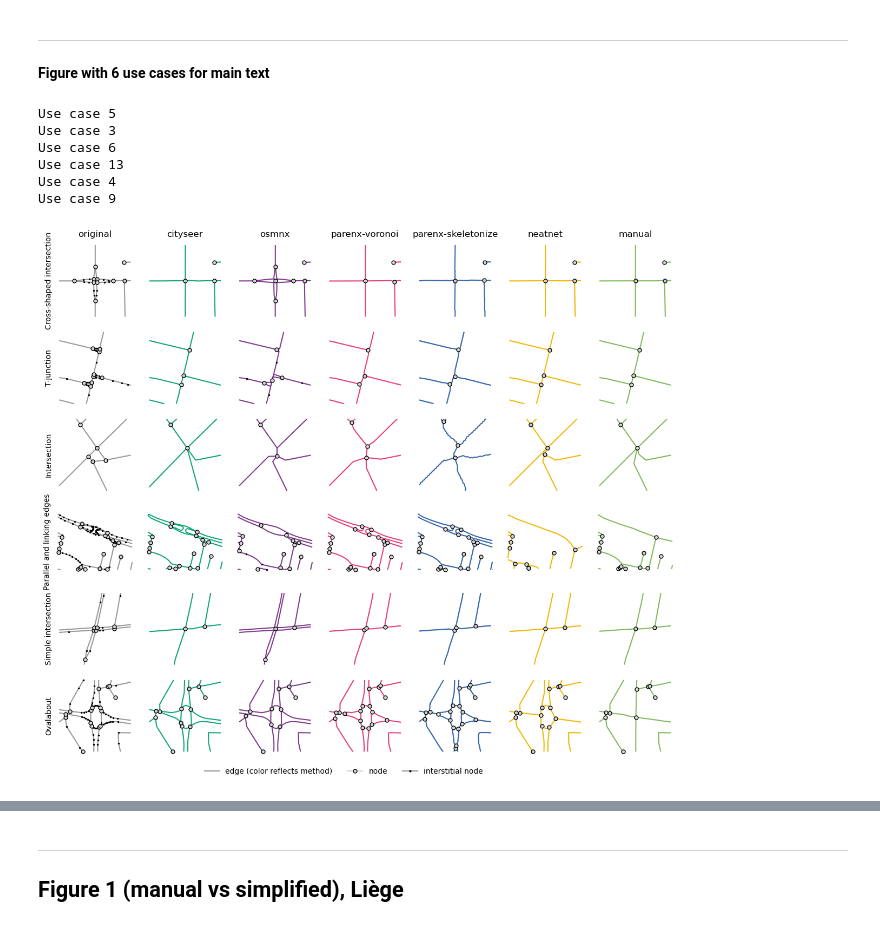
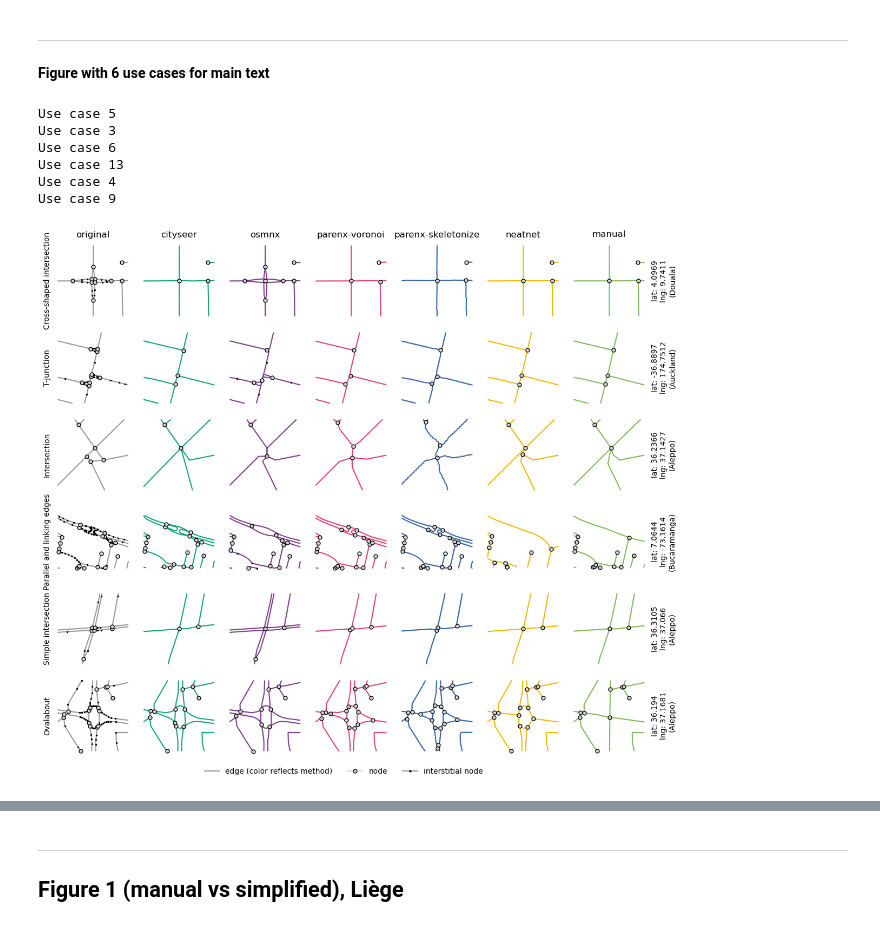
Before and after one commit to uscuni/simplification, a Jupyter notebook: notebooks/figures/usecases_paper.ipynb, the cells around one changed output, grey strips where cells are left out. Cells and saved outputs as stored; diff of their text form; code cells hidden in the pictures.

```diff
--- a/notebooks/figures/usecases_paper.ipynb
+++ b/notebooks/figures/usecases_paper.ipynb
@@ -335,6 +335,20 @@ for i, mycase in cases.iloc[j].reset_index(drop=True).iterrows():
             ax.get_xaxis().set_visible(False)
             ax.get_yaxis().set_ticks([])
             ax.spines[:].set_visible(False)
+        elif method == "manual":
+            ax2 = ax.twinx()
+            pt = proj_coord.to_crs(4326).iloc[0]
+            ax2.set_ylabel(
+                f"lat: {round(pt.y, 4)}\nlng: {round(pt.x, 4)}\n({mycase.city})",
+                rotation=90,
+                # fontsize=12,
+                multialignment="center",
+                x=0.02,
+            )
+            ax2.get_xaxis().set_visible(False)
+            ax2.get_yaxis().set_ticks([])
+            ax2.spines[:].set_visible(False)
+            ax.set_axis_off()
         else:
             ax.set_axis_off()
 
@@ -369,31 +383,31 @@ legend_elements = [
     ),
 ]
 
 # Add legend to the plot
 # Create a new axis below the entire figure for the legend
 legend_ax = fig.add_axes([0.1, -0.03, 0.75, 0.03])  # [left, bottom, width, height]
 legend_ax.axis("off")  # Turn off the axis
 
 # Add the legend to the new axis
 legend_ax.legend(
     handles=legend_elements,
     loc="center",
     frameon=False,
     ncol=6,
 )
 
 plt.tight_layout()
 
 fig.savefig(
     situations_fp + "fig_situations-selection.png", dpi=300, bbox_inches="tight"
 )
 
 plt.show()
 # %% [output]
 Use case 5
 Use case 3
 Use case 6
 Use case 13
 Use case 4
 Use case 9
-[figure, old version]
+[figure, new version]
```
Also changed, not shown: parts of 2 cells of this notebook, 1 other file.
